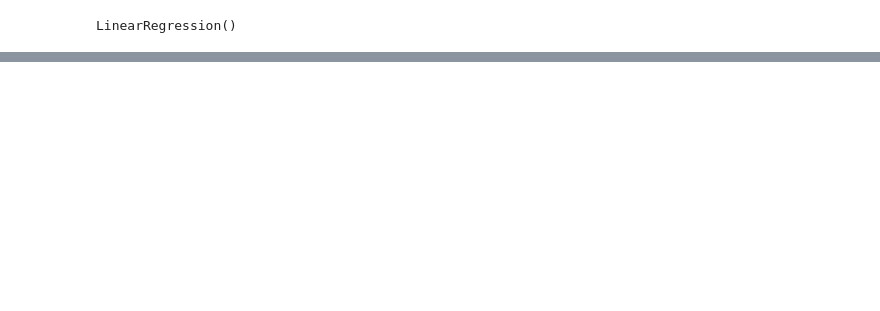
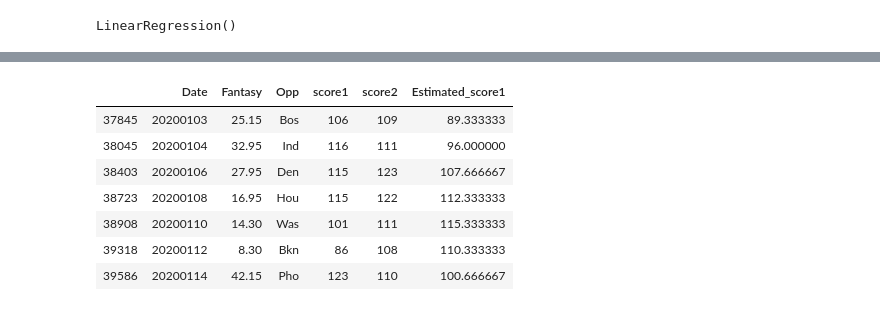
Before and after one commit to deconinckflo/NBA-Fantasy, a Jupyter notebook: Stanford analysis.ipynb, the cells around one changed output, grey strips where cells are left out. Cells and saved outputs as stored; diff of their text form; code cells hidden in the pictures; blank space fills up the shorter version.

```diff
--- a/Stanford analysis.ipynb
+++ b/Stanford analysis.ipynb
@@ -446,0 +496,11 @@ df_final[df_final["Date"]==20200114].to_csv("20200114.csv", sep=',',index=False)
+# %%
+df_final[(df_final["Date"].isin([20200114, 20200112, 20200110, 20200108, 20200106, 20200104, 20200103])) & (df_final["Name"] == "Kevin Huerter")][["Date","Fantasy", "Opp", "score1", "score2", "Estimated_score1"]]
+# %% [output]
+|  | Date | Fantasy | Opp | score1 | score2 | Estimated_score1 |
+| 37845 | 20200103 | 25.15 | Bos | 106 | 109 | 89.333333 |
+| 38045 | 20200104 | 32.95 | Ind | 116 | 111 | 96.000000 |
+| 38403 | 20200106 | 27.95 | Den | 115 | 123 | 107.666667 |
+| 38723 | 20200108 | 16.95 | Hou | 115 | 122 | 112.333333 |
+| 38908 | 20200110 | 14.30 | Was | 101 | 111 | 115.333333 |
+| 39318 | 20200112 | 8.30 | Bkn | 86 | 108 | 110.333333 |
+| 39586 | 20200114 | 42.15 | Pho | 123 | 110 | 100.666667 |
```
Also changed, not shown: parts of 16 cells of this notebook, 1 other file.
